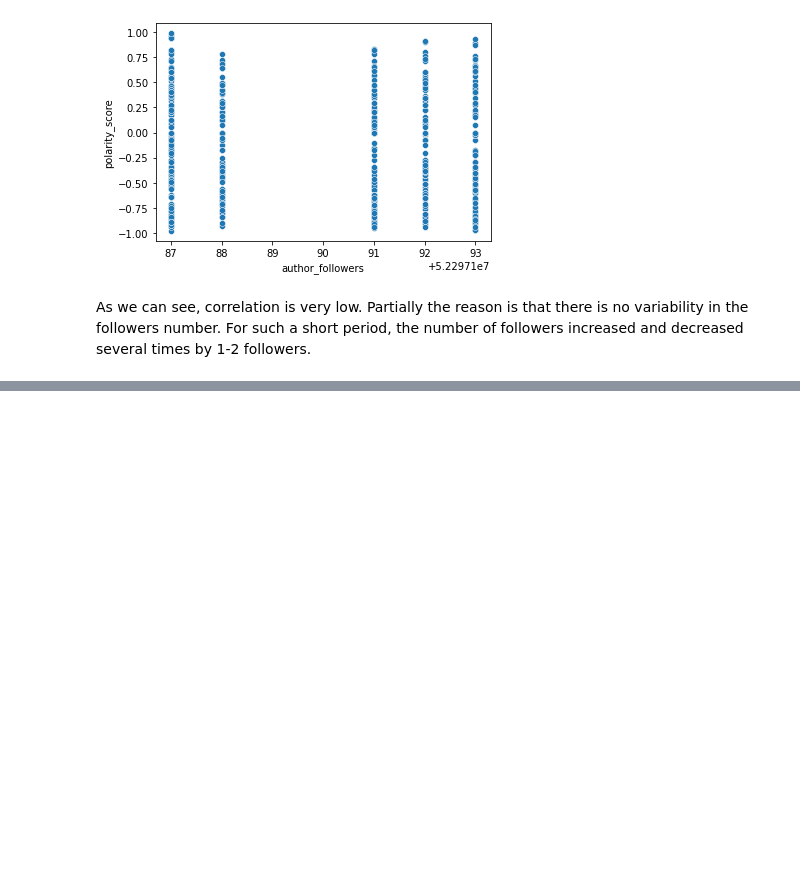
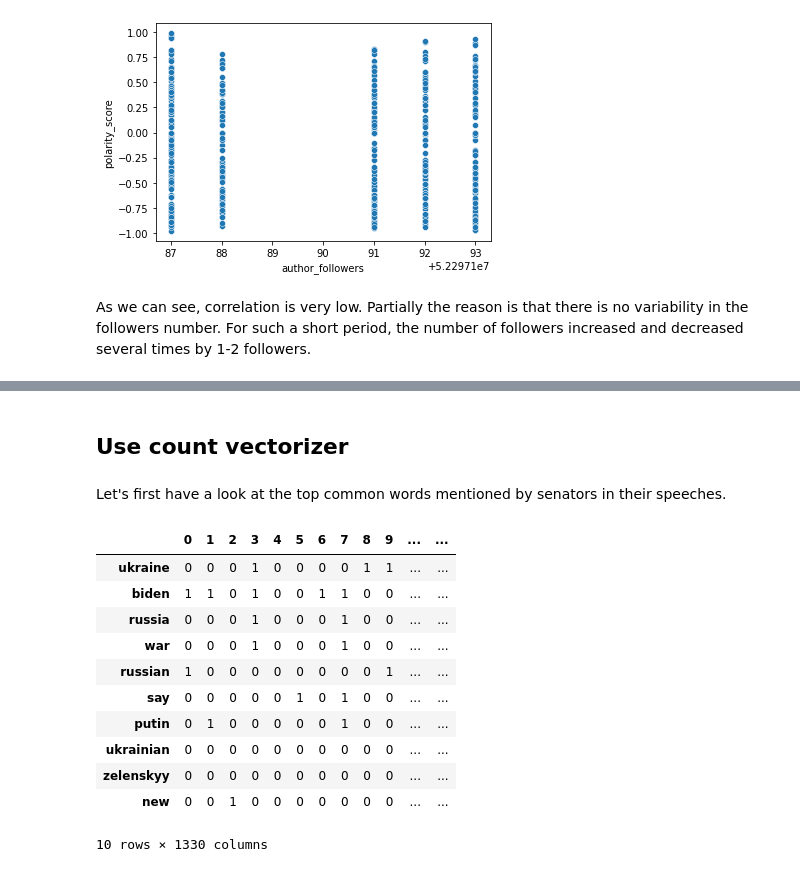
Before and after one commit to damirash/Analysis-of-Tweet_News, a Jupyter notebook: code - Abay.ipynb, the cells around one changed output, grey strips where cells are left out. Cells and saved outputs as stored; diff of their text form; code cells hidden in the pictures; blank space fills up the shorter version.

```diff
--- a/code - Abay.ipynb
+++ b/code - Abay.ipynb
@@ -268,0 +265,9 @@ As we can see, correlation is very low. Partially the reason is that there is no
+# %%
+# load the stopword list provided by the NLTK library
+stop_words = stopwords.words('english')
+
+# think of twitter/news specific stopwords
+stopwords_verbs = ['said', 'writes', 'take','get','may','say', 'get', 'go', 'know', 'may', 'need', 'like', 'make', 'see', 'want', 'come', 'take', 'use', 'would', 'can']
+stopwords_other = ['according', 'one', 'mr', 'bbc', 'image', 'getty', 'de', 'en', 'caption', 'also', 'copyright', 'something', 'u']
+
+stop_words = stop_words + stopwords_verbs + stopwords_other
@@ -268,0 +284,16 @@ As we can see, correlation is very low. Partially the reason is that there is no
+# %%
+def preprocessing_text(text):
+    text = re.sub(r'([a-z0-9+._-]+@[a-z0-9+._-]+\.[a-z0-9+_-]+)',"", text) # remove emails
+    text = re.sub(r'(http|https|ftp|ssh)://([\w_-]+(?:(?:\.[\w_-]+)+))([\w.,@?^=%&:/~+#-]*[\w@?^=%&/~+#-])?', '' , text) # remove urls
+    text = re.sub(r'[^A-Za-z0-9 ]+', ' ', text) #remove all non‐alphanumeric characters except white space
+    text = re.sub("(.)\\1{2,}", "\\1", text) #replace 3+ consecutive letters to 1 (loooovvvve -> love)
+    words = word_tokenize(text.lower())
+    tokens = [word for word in words if word not in stop_words]
+    tokens = [token for token in tokens if not any(c.isdigit() for c in token)] #remove everything containing digits
+    lemmatizer = WordNetLemmatizer()
+    tokens_lematized = [lemmatizer.lemmatize(word) for word in tokens]
+    preprocessed_text = ' '.join(tokens_lematized)
+    return preprocessed_text
+# %%
+%%time
+df1['text'] = df1['text'].apply(lambda x: preprocessing_text(x))
@@ -268,0 +307,31 @@ As we can see, correlation is very low. Partially the reason is that there is no
+# %% [markdown]
+## Use count vectorizer
+# %%
+from sklearn.feature_extraction.text import CountVectorizer
+vectorizer1 = CountVectorizer()
+vectorizer2 = CountVectorizer()
+
+count1 = vectorizer1.fit_transform(df1.text)
+count2 = vectorizer2.fit_transform(df2.text)
+# %% [markdown]
+Let's first have a look at the top common words mentioned by senators in their speeches.
+# %%
+df1_top_words = pd.DataFrame(count1.toarray().transpose(), index=vectorizer1.get_feature_names())
+
+#Creating a column that would show the total number of mentions for each of the word/token
+df1_top_words.loc[:,'Total'] = df1_top_words.sum(axis=1)
+df1_top_words = df1_top_words.sort_values(by='Total', ascending=False)
+df1_top_words.head(10)
+# %% [output]
+|  | 0 | 1 | 2 | 3 | 4 | 5 | 6 | 7 | 8 | 9 | ... | ... |
+| ukraine | 0 | 0 | 0 | 1 | 0 | 0 | 0 | 0 | 1 | 1 | ... | ... |
+| biden | 1 | 1 | 0 | 1 | 0 | 0 | 1 | 1 | 0 | 0 | ... | ... |
+| russia | 0 | 0 | 0 | 1 | 0 | 0 | 0 | 1 | 0 | 0 | ... | ... |
+| war | 0 | 0 | 0 | 1 | 0 | 0 | 0 | 1 | 0 | 0 | ... | ... |
+| russian | 1 | 0 | 0 | 0 | 0 | 0 | 0 | 0 | 0 | 1 | ... | ... |
+| say | 0 | 0 | 0 | 0 | 0 | 1 | 0 | 1 | 0 | 0 | ... | ... |
+| putin | 0 | 1 | 0 | 0 | 0 | 0 | 0 | 1 | 0 | 0 | ... | ... |
+| ukrainian | 0 | 0 | 0 | 0 | 0 | 0 | 0 | 0 | 0 | 0 | ... | ... |
+| zelenskyy | 0 | 0 | 0 | 0 | 0 | 0 | 0 | 0 | 0 | 0 | ... | ... |
+| new | 0 | 0 | 1 | 0 | 0 | 0 | 0 | 0 | 0 | 0 | ... | ... |
+10 rows × 1330 columns
```
Also changed, not shown: parts of 61 cells of this notebook.
